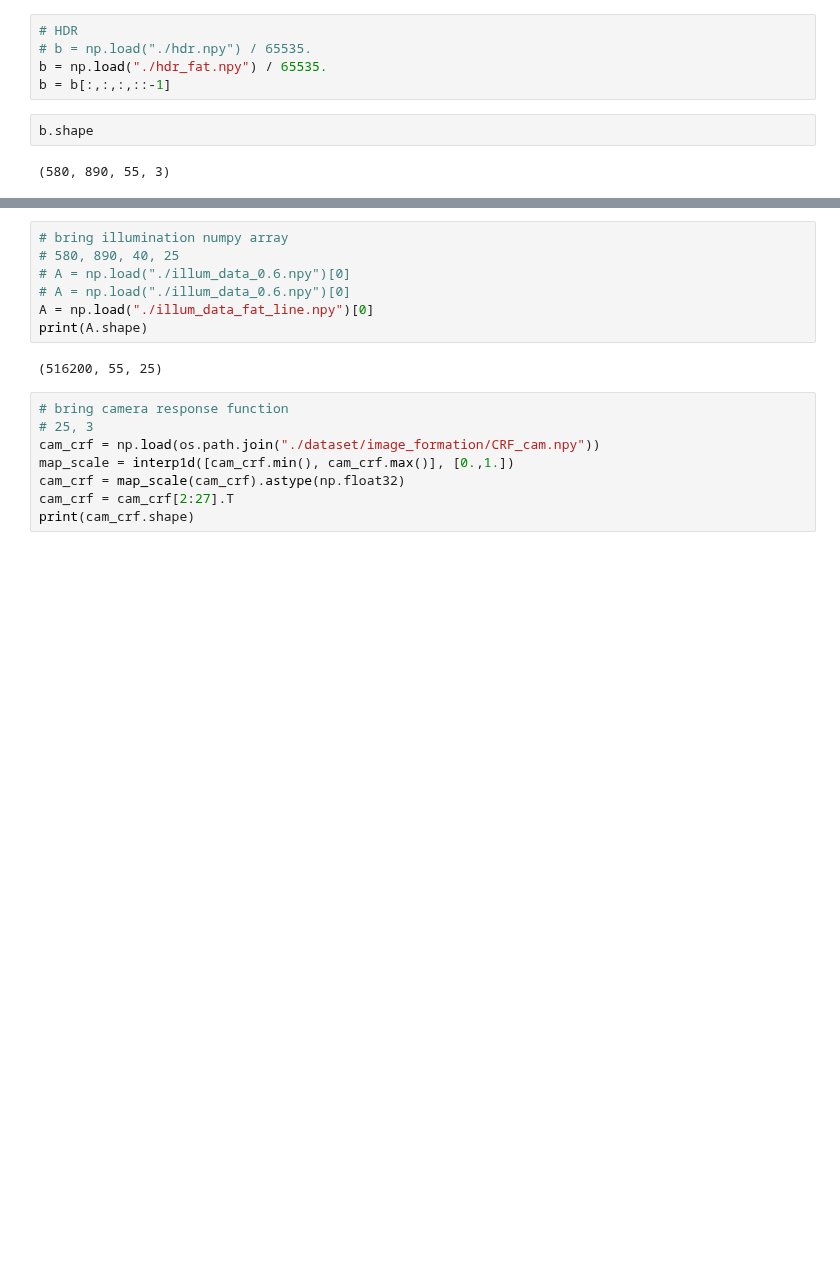
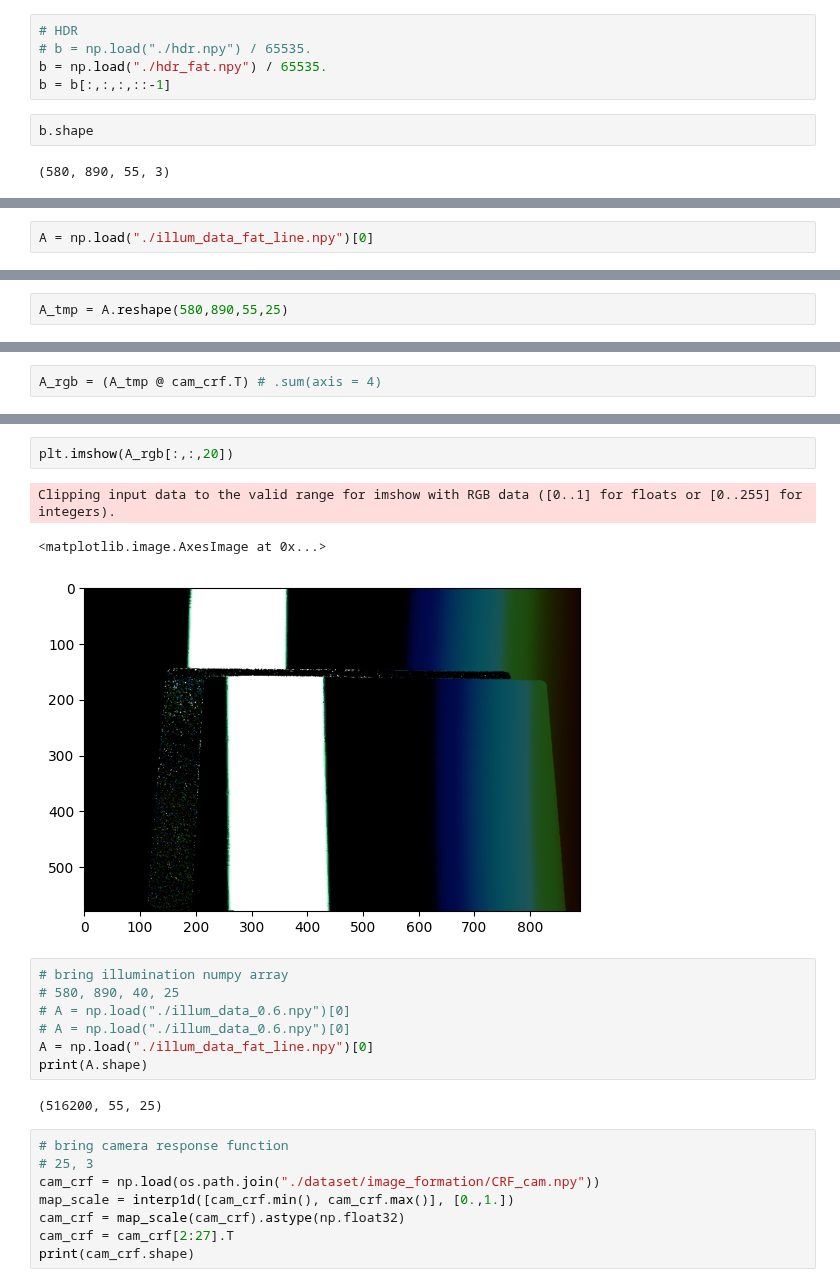
Before and after one commit to shshin1210/DSL, a Jupyter notebook: optimize_AIH_tvloss.ipynb, the cells around one changed output, grey strips where cells are left out. Saved outputs shown, nothing was run; the diff lists cells and outputs as text; blank space fills up the shorter version.

```diff
--- a/optimize_AIH_tvloss.ipynb
+++ b/optimize_AIH_tvloss.ipynb
@@ -28,0 +35,2 @@ b.shape
+# %%
+A = np.load("./illum_data_fat_line.npy")[0]
@@ -28,0 +41,2 @@ b.shape
+# %%
+A_tmp = A.reshape(580,890,55,25)
@@ -28,0 +53,2 @@ b.shape
+# %%
+A_rgb = (A_tmp @ cam_crf.T) # .sum(axis = 4)
@@ -29,3 +59,9 @@ b.shape
+# %%
+plt.imshow(A_rgb[:,:,20])
+# %% [output]
+Clipping input data to the valid range for imshow with RGB data ([0..1] for floats or [0..255] for integers).
+<matplotlib.image.AxesImage at 0x...>
+[figure, added]
 # %%
 # bring illumination numpy array
 # 580, 890, 40, 25
```
Also changed, not shown: parts of 4 cells of this notebook, 43 other files.
